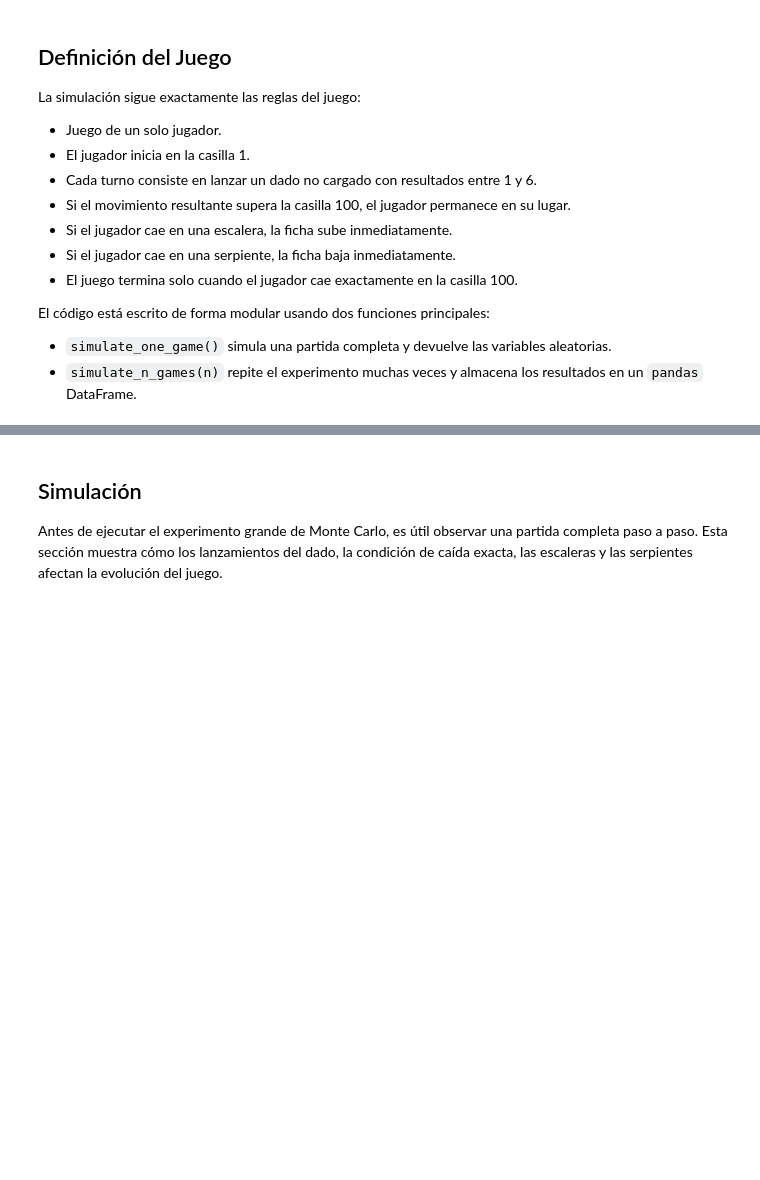
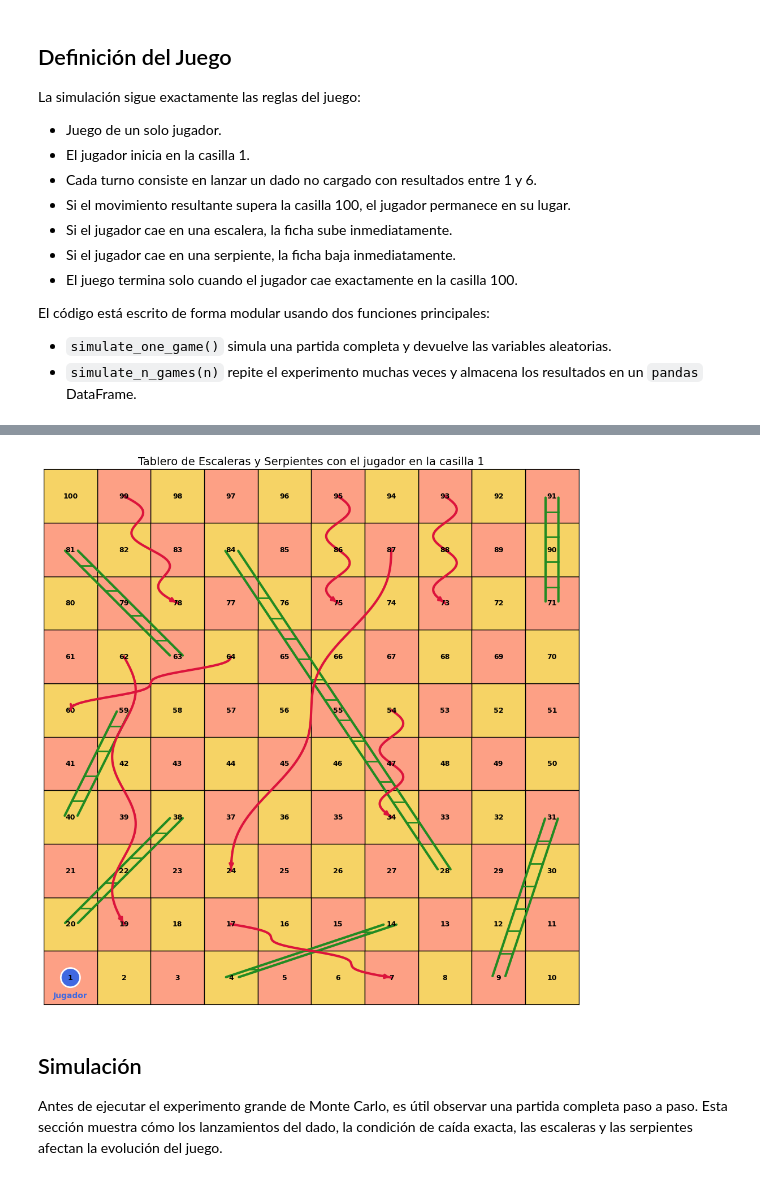
Before and after one commit to evinracher/3010192-advanced-simulation, a Jupyter notebook: assignments/assignment4-game-simulation.ipynb, the cells around one changed output, grey strips where cells are left out. Saved outputs shown, nothing was run; the diff lists cells and outputs as text; code cells hidden in the pictures; blank space fills up the shorter version.

Commit message:
feat: adding board visualization

```diff
--- a/assignments/assignment4-game-simulation.ipynb
+++ b/assignments/assignment4-game-simulation.ipynb
@@ -111,3 +137,75 @@ El código está escrito de forma modular usando dos funciones principales:
+# %%
+from matplotlib.patches import Rectangle, Circle, FancyArrowPatch
+
+
+def board_coordinates(square):
+    """Return the center coordinates for a given board square."""
+    zero_based = square - 1
+    row = zero_based // 10
+    col_in_row = zero_based % 10
+    if row % 2 == 0:
+        x = col_in_row
+    else:
+        x = 9 - col_in_row
+    y = row
+    return x + 0.5, y + 0.5
+
+
+def draw_board(player_position=BOARD_START):
+    """Draw the full board, ladders, snakes and the player piece."""
+    fig, ax = plt.subplots(figsize=(10, 10))
+
+    for square in range(1, BOARD_END + 1):
+        x, y = board_coordinates(square)
+        facecolor = "#f6d365" if (int(x + y) % 2 == 0) else "#fda085"
+        rect = Rectangle((x - 0.5, y - 0.5), 1, 1, facecolor=facecolor, edgecolor="black", linewidth=1)
+        ax.add_patch(rect)
+        ax.text(x, y, str(square), ha="center", va="center", fontsize=9, fontweight="bold")
+
+    for start, end in LADDERS.items():
+        x1, y1 = board_coordinates(start)
+        x2, y2 = board_coordinates(end)
+        dx = 0.12
+        ladder_left = FancyArrowPatch((x1 - dx, y1), (x2 - dx, y2), arrowstyle="-", linewidth=3, color="forestgreen")
+        ladder_right = FancyArrowPatch((x1 + dx, y1), (x2 + dx, y2), arrowstyle="-", linewidth=3, color="forestgreen")
+        rung_count = max(3, int(abs(y2 - y1) * 2))
+        ax.add_patch(ladder_left)
+        ax.add_patch(ladder_right)
+        for fraction in np.linspace(0.15, 0.85, rung_count):
+            xr1 = (x1 - dx) + ((x2 - dx) - (x1 - dx)) * fraction
+            yr1 = y1 + (y2 - y1) * fraction
+            xr2 = (x1 + dx) + ((x2 + dx) - (x1 + dx)) * fraction
+            yr2 = y1 + (y2 - y1) * fraction
+            ax.plot([xr1, xr2], [yr1, yr2], color="forestgreen", linewidth=2)
+
+    for start, end in SNAKES.items():
+        x1, y1 = board_coordinates(start)
+        x2, y2 = board_coordinates(end)
+        t = np.linspace(0, 1, 200)
+        x_curve = (1 - t) * x1 + t * x2 + 0.22 * np.sin(4 * np.pi * t)
+        y_curve = (1 - t) * y1 + t * y2
+        ax.plot(x_curve, y_curve, color="crimson", linewidth=3)
+        ax.annotate("", xy=(x_curve[-1], y_curve[-1]), xytext=(x_curve[-8], y_curve[-8]),
+                    arrowprops=dict(arrowstyle="->", color="crimson", linewidth=3))
+
+    px, py = board_coordinates(player_position)
+    player_piece = Circle((px, py), 0.18, color="royalblue", ec="white", lw=2)
+    ax.add_patch(player_piece)
+    ax.text(px, py - 0.33, "Jugador", ha="center", va="center", fontsize=10, color="royalblue", fontweight="bold")
+
+    ax.set_xlim(0, 10)
+    ax.set_ylim(0, 10)
+    ax.set_aspect("equal")
+    ax.set_xticks([])
+    ax.set_yticks([])
+    ax.set_title(f"Tablero de Escaleras y Serpientes con el jugador en la casilla {player_position}", fontsize=14)
+    plt.tight_layout()
+    plt.show()
+
+
+draw_board(player_position=BOARD_START)
+# %% [output]
+[figure, added]
 # %%
 def simulate_one_game(rng_instance=None, return_path=False, verbose=False):
     """Simulate one complete game of Snakes and Ladders.
```
Also changed, not shown: parts of 3 cells of this notebook.
